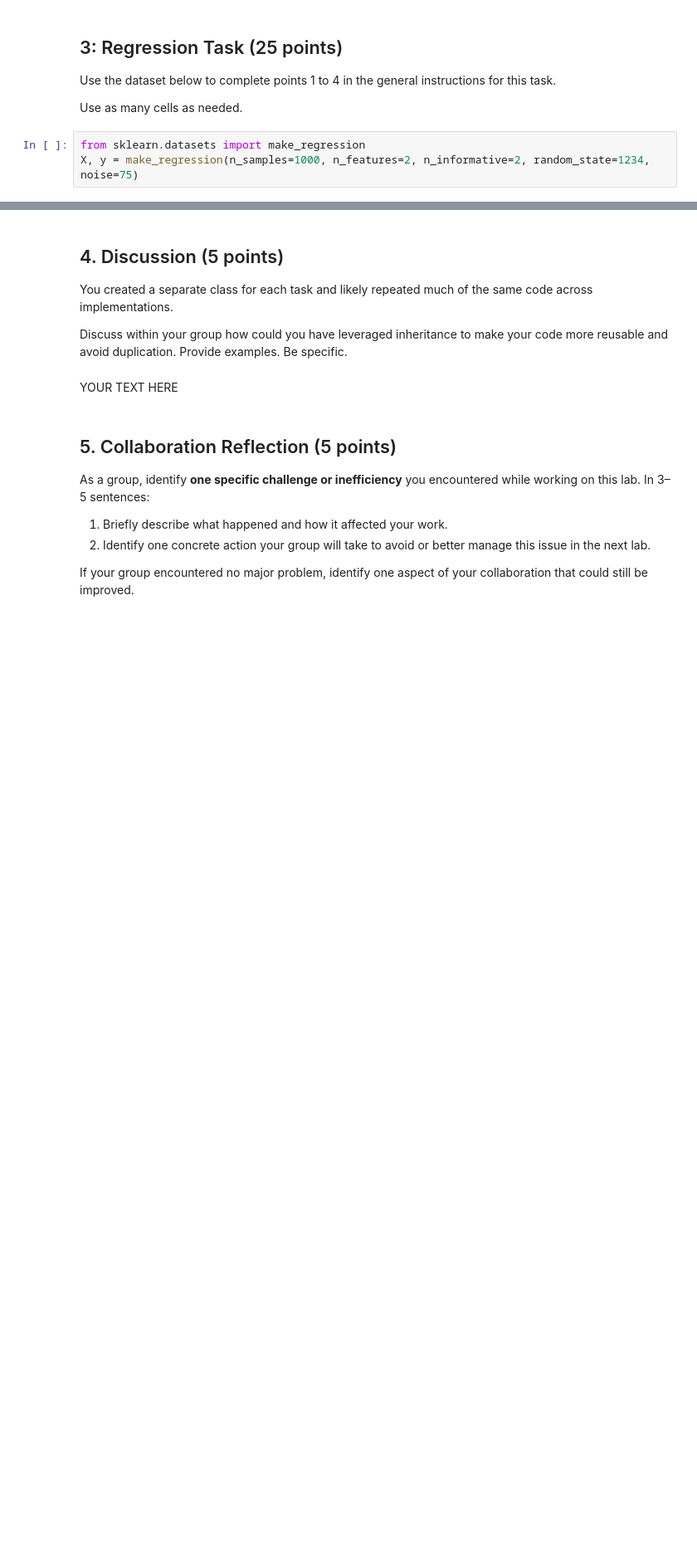
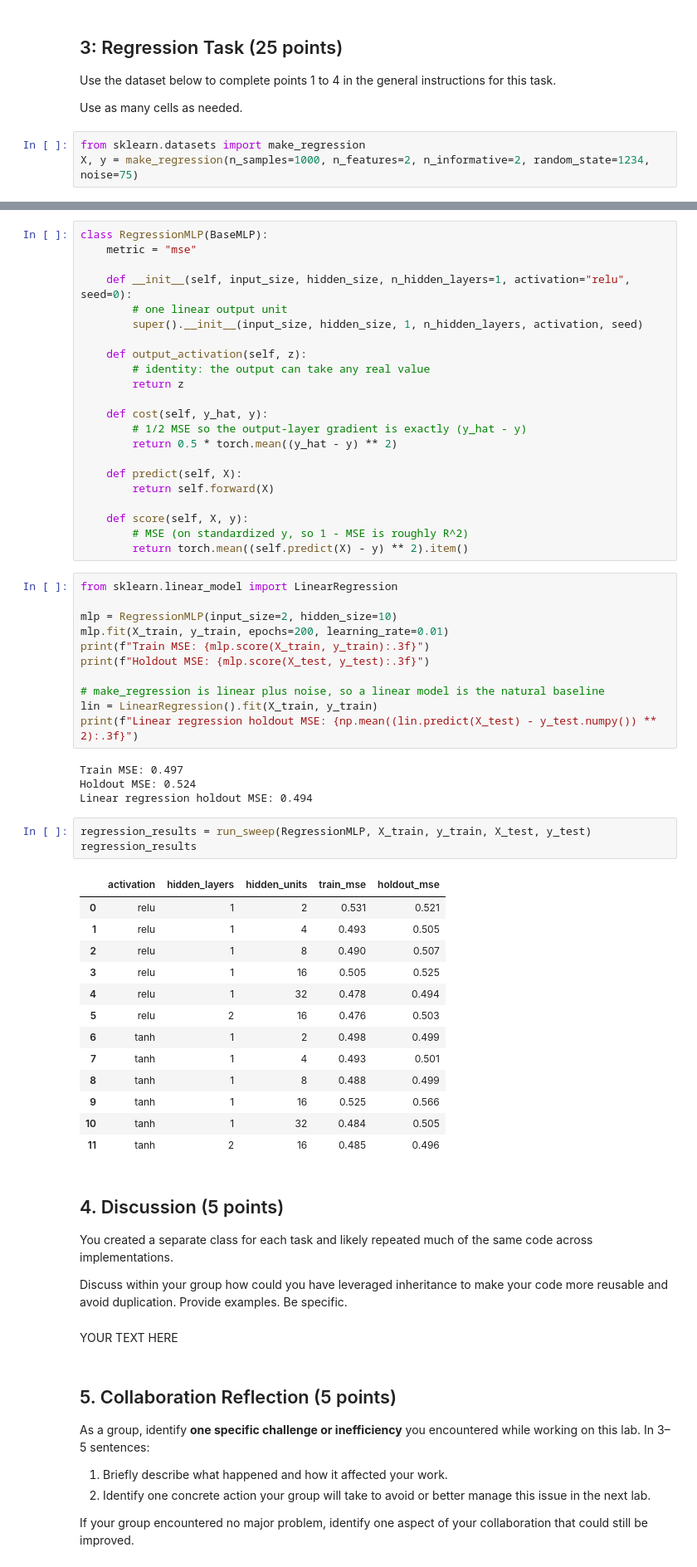
Before and after one commit to SJ-Jain-systems/labsml, a Jupyter notebook: 04-manual-mlps.ipynb, the cells around one changed output, grey strips where cells are left out. Shown at 83% size. Cells and saved outputs as stored; diff of their text form; blank space fills up the shorter version.

```diff
--- a/04-manual-mlps.ipynb
+++ b/04-manual-mlps.ipynb
@@ -155,3 +405,57 @@ X, y = make_regression(n_samples=1000, n_features=2, n_informative=2, random_sta
+# %%
+class RegressionMLP(BaseMLP):
+    metric = "mse"
+
+    def __init__(self, input_size, hidden_size, n_hidden_layers=1, activation="relu", seed=0):
+        # one linear output unit
+        super().__init__(input_size, hidden_size, 1, n_hidden_layers, activation, seed)
+
+    def output_activation(self, z):
+        # identity: the output can take any real value
+        return z
+
+    def cost(self, y_hat, y):
+        # 1/2 MSE so the output-layer gradient is exactly (y_hat - y)
+        return 0.5 * torch.mean((y_hat - y) ** 2)
+
+    def predict(self, X):
+        return self.forward(X)
+
+    def score(self, X, y):
+        # MSE (on standardized y, so 1 - MSE is roughly R^2)
+        return torch.mean((self.predict(X) - y) ** 2).item()
+# %%
+from sklearn.linear_model import LinearRegression
+
+mlp = RegressionMLP(input_size=2, hidden_size=10)
+mlp.fit(X_train, y_train, epochs=200, learning_rate=0.01)
+print(f"Train MSE: {mlp.score(X_train, y_train):.3f}")
+print(f"Holdout MSE: {mlp.score(X_test, y_test):.3f}")
+
+# make_regression is linear plus noise, so a linear model is the natural baseline
+lin = LinearRegression().fit(X_train, y_train)
+print(f"Linear regression holdout MSE: {np.mean((lin.predict(X_test) - y_test.numpy()) ** 2):.3f}")
+# %% [output]
+Train MSE: 0.497
+Holdout MSE: 0.524
+Linear regression holdout MSE: 0.494
+# %%
+regression_results = run_sweep(RegressionMLP, X_train, y_train, X_test, y_test)
+regression_results
+# %% [output]
+|  | activation | hidden_layers | hidden_units | train_mse | holdout_mse |
+| 0 | relu | 1 | 2 | 0.531 | 0.521 |
+| 1 | relu | 1 | 4 | 0.493 | 0.505 |
+| 2 | relu | 1 | 8 | 0.490 | 0.507 |
+| 3 | relu | 1 | 16 | 0.505 | 0.525 |
+| 4 | relu | 1 | 32 | 0.478 | 0.494 |
+| 5 | relu | 2 | 16 | 0.476 | 0.503 |
+| 6 | tanh | 1 | 2 | 0.498 | 0.499 |
+| 7 | tanh | 1 | 4 | 0.493 | 0.501 |
+| 8 | tanh | 1 | 8 | 0.488 | 0.499 |
+| 9 | tanh | 1 | 16 | 0.525 | 0.566 |
+| 10 | tanh | 1 | 32 | 0.484 | 0.505 |
+| 11 | tanh | 2 | 16 | 0.485 | 0.496 |
 # %% [markdown]
 ## 4. Discussion (5 points)
 
```
Also changed, not shown: parts of 14 cells of this notebook.
